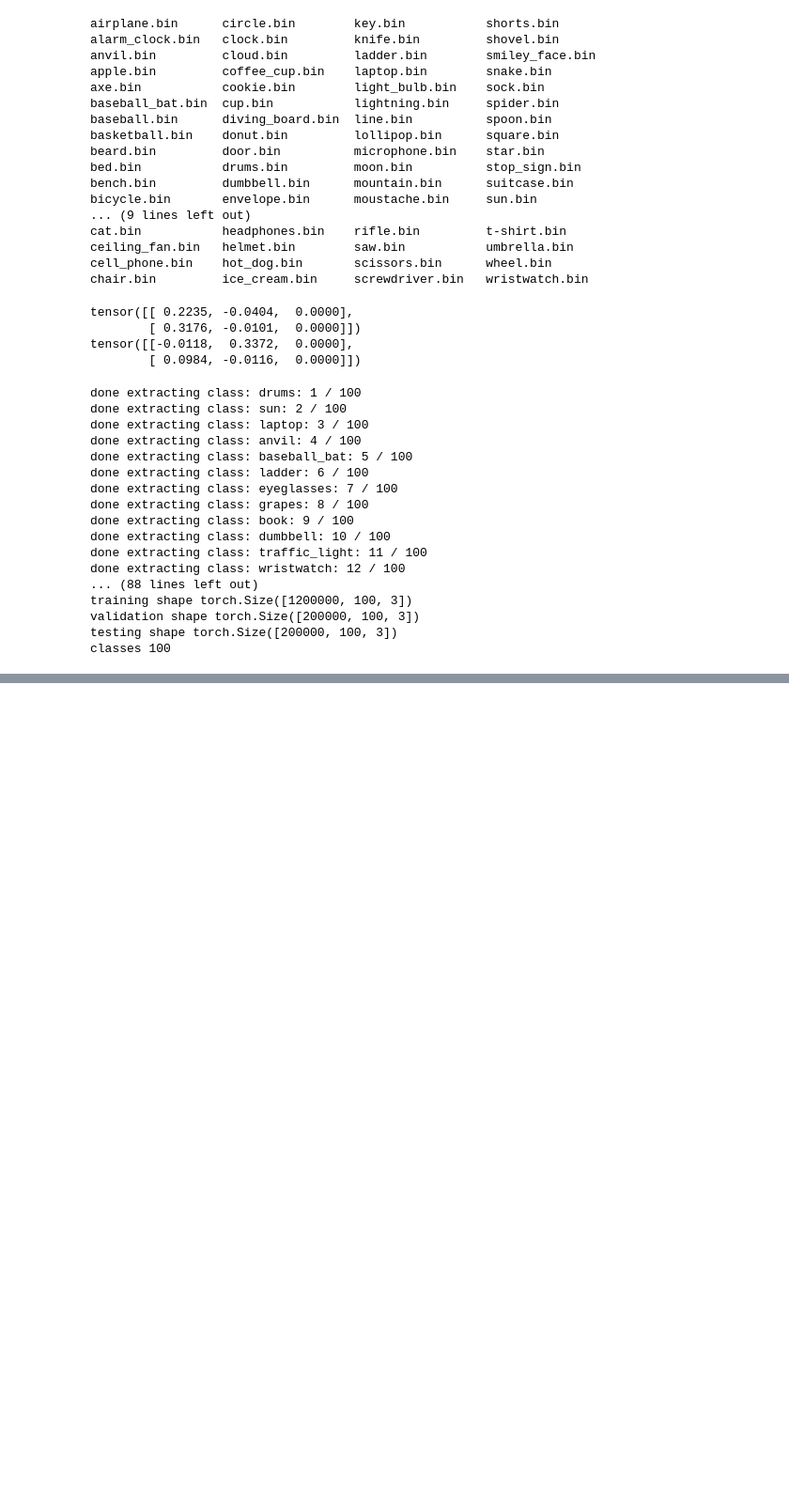
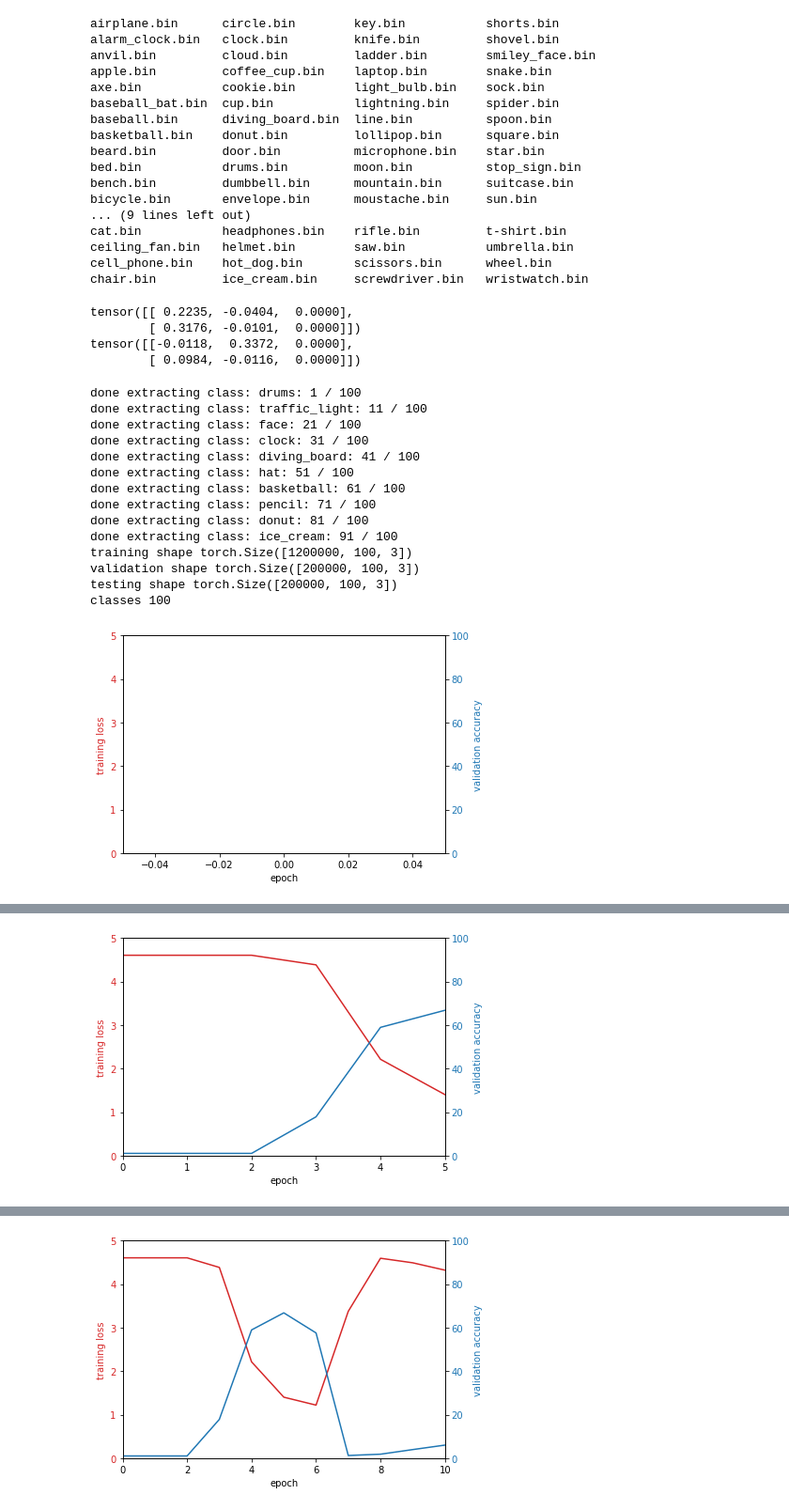
Before and after one commit to cs-deep-quickdraw/notebooks, a Jupyter notebook: notebooks/lstm_quickdraw.ipynb, the cells around one changed output, grey strips where cells are left out. Shown at 94% size. Cells and saved outputs as stored; diff of their text form; code cells hidden in the pictures; blank space fills up the shorter version.

Commit message:
reserve the 20k first images for testing + plot training losses and accuracy

```diff
--- a/notebooks/lstm_quickdraw.ipynb
+++ b/notebooks/lstm_quickdraw.ipynb
@@ -198,6 +185,7 @@ train_classes = classes[:]
 N_train = 12000
 N_val = 2000
 N_test = 2000
+N_test_reserved = 20000
 max_padding = 100
 n_epochs = 20
 # %%
@@ -260,8 +281,12 @@ def evaluate_model(model, loader):
 # %%
+import copy
+
 def train_model(model, opt, loss_fn, loader, v_loader, n_epochs):
 
+  best_acc, best_model = 0, None
+  losses, accs = [], []
   for epoch in range(n_epochs):
-    losses = []
+    epoch_losses = []
     for i, (img, lab) in enumerate(loader):
       img = img.to(device)
       lab = torch.LongTensor(lab).to(device)
@@ -274,31 +299,42 @@ def train_model(model, opt, loss_fn, loader, v_loader, n_epochs):
       loss.backward()
       opt.step()
 
-      losses.append(loss.item())
+      epoch_losses.append(loss.item())
 
     val_acc = evaluate_model(model, v_loader)
-    print(f"Epoch: {epoch+1}/{n_epochs}, loss: {np.mean(losses)}, validation accuracy: {val_acc}%")
+    mean_loss = np.mean(epoch_losses)
 
-  print(f"Training ended !")
+    losses.append(mean_loss)
+    accs.append(val_acc)
+
+    if val_acc > best_acc:
+      best_acc = val_acc
+      best_model = copy.deepcopy(model.state_dict())
+
+    print(f"Epoch: {epoch+1}/{n_epochs}, loss: {mean_loss}, validation accuracy: {val_acc}%")
+
+  print(f"Training ended after {n_epochs} ! Best validation accuracy: {best_acc}%")
+  try:
+    plot_training(losses, accs, n_epochs)
+  except:
+    print("error occurred when plotting losses and accuracy training data")
+  return best_model, losses, accs
 # %%
 from torch.nn.utils.rnn import pad_sequence
 
 # TODO: really take the last 2k images for testing
-train_dataset, val_dataset, test_dataset = extract_dataset(N_train, N_val, N_test, train_classes, max_padding=max_padding)
+train_dataset, val_dataset, test_dataset = extract_dataset(N_train, N_val, N_test, N_test_reserved, train_classes, max_padding=max_padding)
 # %% [output]
 done extracting class: drums: 1 / 100
-done extracting class: sun: 2 / 100
-done extracting class: laptop: 3 / 100
-done extracting class: anvil: 4 / 100
-done extracting class: baseball_bat: 5 / 100
-done extracting class: ladder: 6 / 100
-done extracting class: eyeglasses: 7 / 100
-done extracting class: grapes: 8 / 100
-done extracting class: book: 9 / 100
-done extracting class: dumbbell: 10 / 100
 done extracting class: traffic_light: 11 / 100
-done extracting class: wristwatch: 12 / 100
-... (88 lines left out)
+done extracting class: face: 21 / 100
+done extracting class: clock: 31 / 100
+done extracting class: diving_board: 41 / 100
+done extracting class: hat: 51 / 100
+done extracting class: basketball: 61 / 100
+done extracting class: pencil: 71 / 100
+done extracting class: donut: 81 / 100
+done extracting class: ice_cream: 91 / 100
 training shape torch.Size([1200000, 100, 3])
 validation shape torch.Size([200000, 100, 3])
 testing shape torch.Size([200000, 100, 3])
@@ -315,5 +351,6 @@ loss_function = nn.CrossEntropyLoss()
 optimizer = optim.Adam(model.parameters(), lr = learning_rate)
 # optimizer = optim.SGD(model.parameters(), lr=learning_rate, momentum=0.9)
 # %%
-train_model(model, optimizer, loss_function, train_loader, val_loader, n_epochs)
+best_model, losses, accs = train_model(model, optimizer, loss_function, train_loader, val_loader, n_epochs)
 # %% [output]
+[figure, added]
@@ -330,0 +362 @@ Training ended !
+[figure, added]
@@ -330,0 +368 @@ Training ended !
+[figure, added]
```
Also changed, not shown: parts of 8 cells of this notebook.
